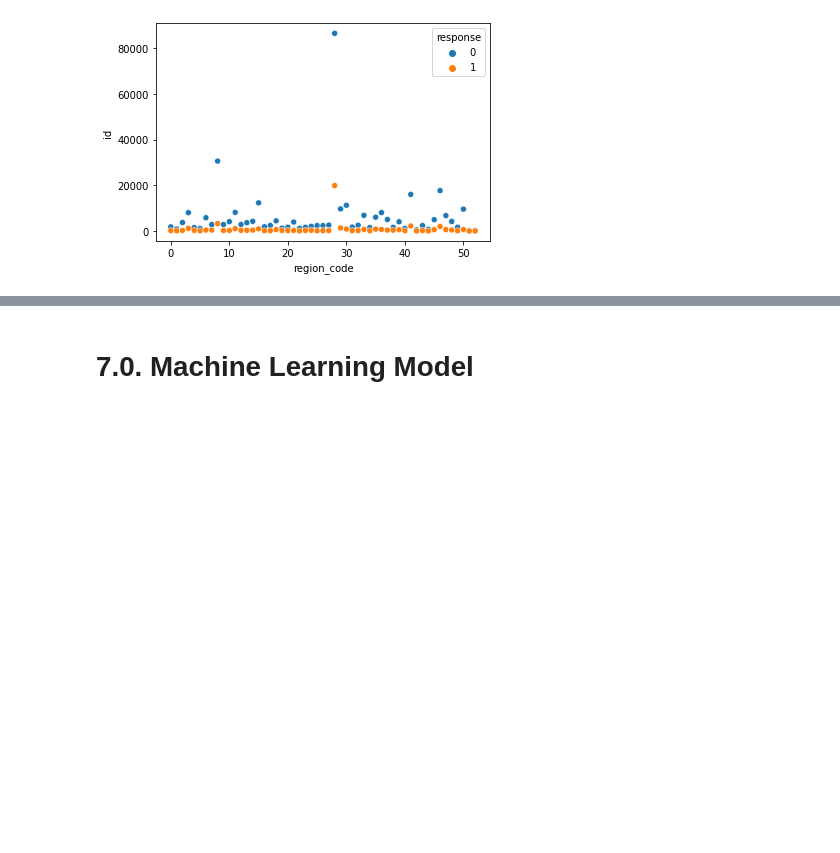
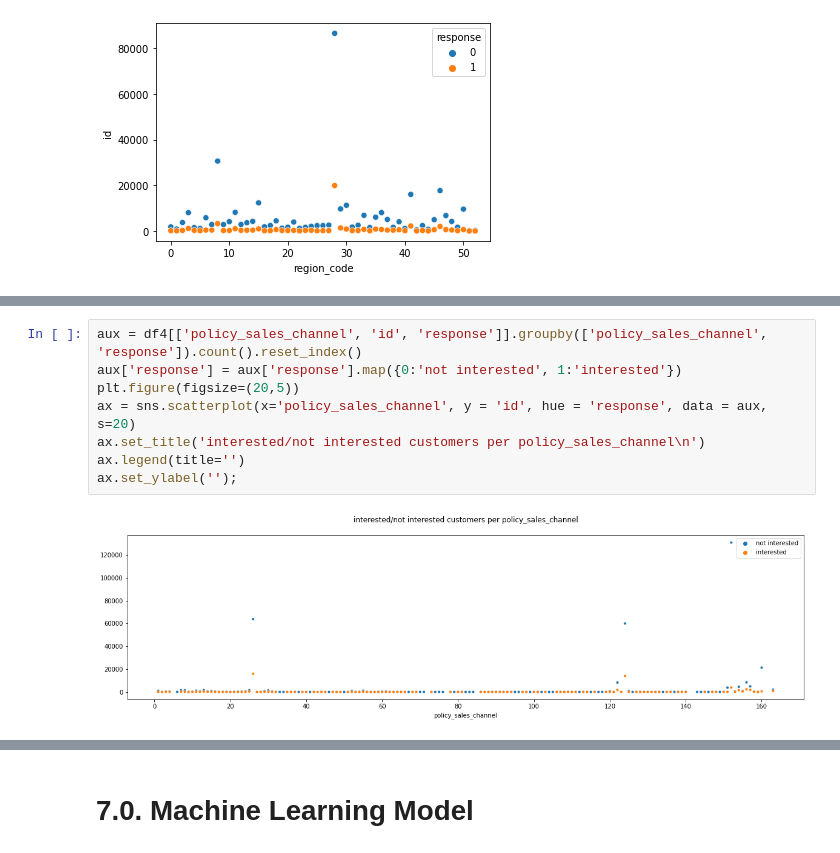
Before and after one commit to carlosandradeds/health-insurance-cross-sell, a Jupyter notebook: notebooks/1.0.cmaq_health_insurance_cross.ipynb, the cells around one changed output, grey strips where cells are left out. Drawn from its saved outputs; the diff is of its cells as text; blank space fills up the shorter version.

```diff
--- a/notebooks/1.0.cmaq_health_insurance_cross.ipynb
+++ b/notebooks/1.0.cmaq_health_insurance_cross.ipynb
@@ -205,2 +248,12 @@ sns.scatterplot(x = 'region_code', y='id', hue='response', data=aux0)
+# %%
+aux = df4[['policy_sales_channel', 'id', 'response']].groupby(['policy_sales_channel', 'response']).count().reset_index()
+aux['response'] = aux['response'].map({0:'not interested', 1:'interested'})
+plt.figure(figsize=(20,5))
+ax = sns.scatterplot(x='policy_sales_channel', y = 'id', hue = 'response', data = aux, s=20)
+ax.set_title('interested/not interested customers per policy_sales_channel\n')
+ax.legend(title='')
+ax.set_ylabel('');
+# %% [output]
+[figure, added]
 # %%
 #'vintage'
```
Also changed, not shown: parts of 65 cells of this notebook, 6 other files.
